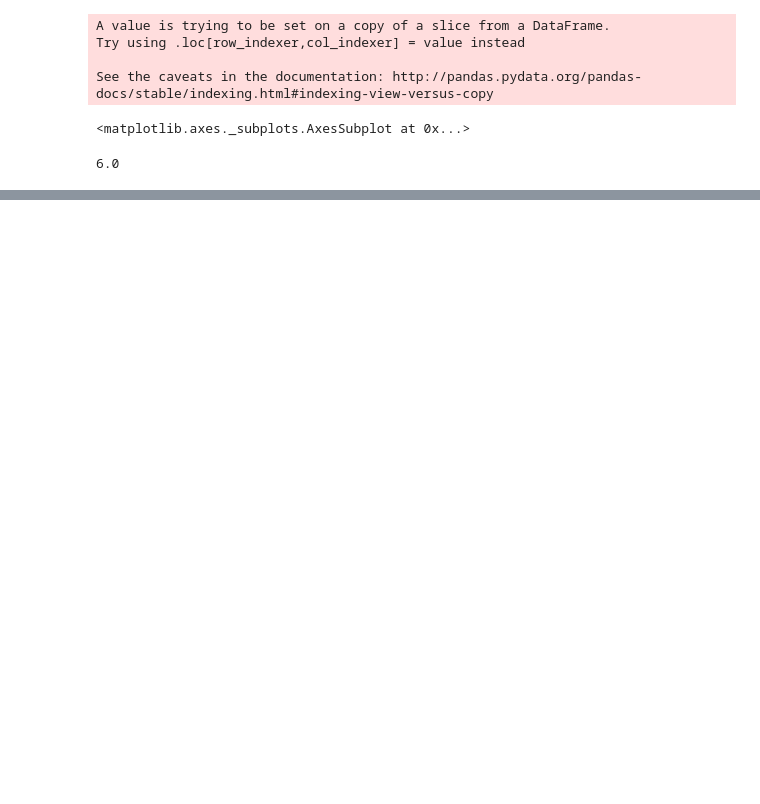
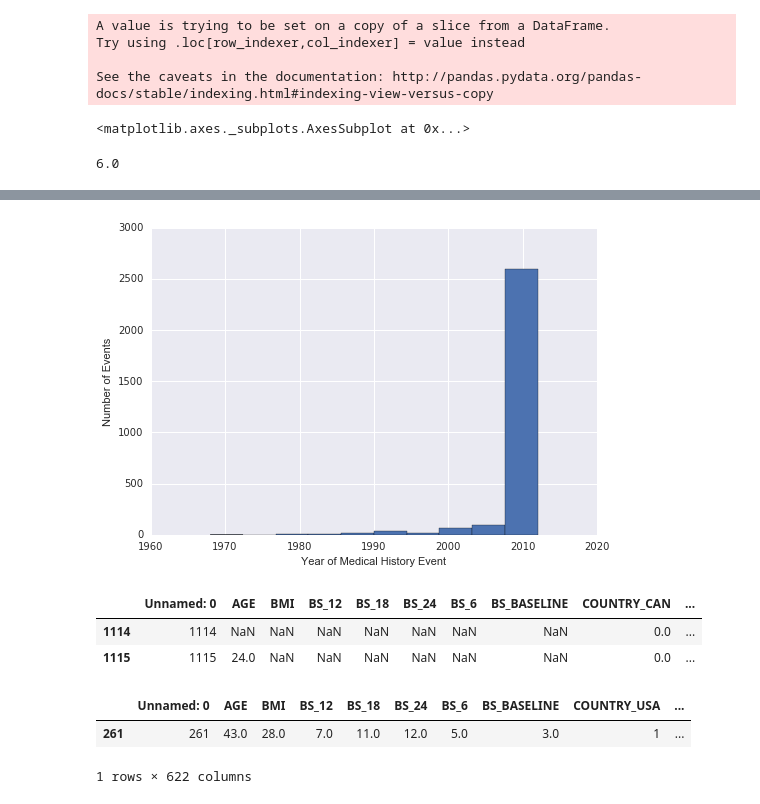
Before and after one commit to jzhao0802/ferring, a Jupyter notebook: 00_raw_data_processing/05_explore_merged_data.ipynb, the cells around one changed output, grey strips where cells are left out. Drawn from its saved outputs; the diff is of its cells as text; code cells hidden in the pictures; blank space fills up the shorter version.

```diff
--- a/00_raw_data_processing/05_explore_merged_data.ipynb
+++ b/00_raw_data_processing/05_explore_merged_data.ipynb
@@ -145,0 +150,21 @@ df['BS_BASELINE'].max()
+# %%
+plt.clf()
+mh_year.plot(kind='hist')
+plt.xlabel('Year of Medical History Event')
+plt.ylabel('Number of Events')
+plt.savefig('F:/Projects/Ferring/results/pre_modelling/hist_medical_history_year.png')
+#plt.show()
+# %% [output]
+[figure, added]
+# %%
+df[df['DD_DELIVERY_METHOD'].isnull()].filter(regex='^[^MHTERM]')
+# %% [output]
+|  | Unnamed: 0 | AGE | BMI | BS_12 | BS_18 | BS_24 | BS_6 | BS_BASELINE | COUNTRY_CAN | ... |
+| 1114 | 1114 | NaN | NaN | NaN | NaN | NaN | NaN | NaN | 0.0 | ... |
+| 1115 | 1115 | 24.0 | NaN | NaN | NaN | NaN | NaN | NaN | 0.0 | ... |
+# %%
+df[df['USUBJID'] == '303-08-10811'].dropna(axis=1)
+# %% [output]
+|  | Unnamed: 0 | AGE | BMI | BS_12 | BS_18 | BS_24 | BS_6 | BS_BASELINE | COUNTRY_USA | ... |
+| 261 | 261 | 43.0 | 28.0 | 7.0 | 11.0 | 12.0 | 5.0 | 3.0 | 1 | ... |
+1 rows × 622 columns
```
Also changed, not shown: parts of 30 cells of this notebook, 3 other files.
